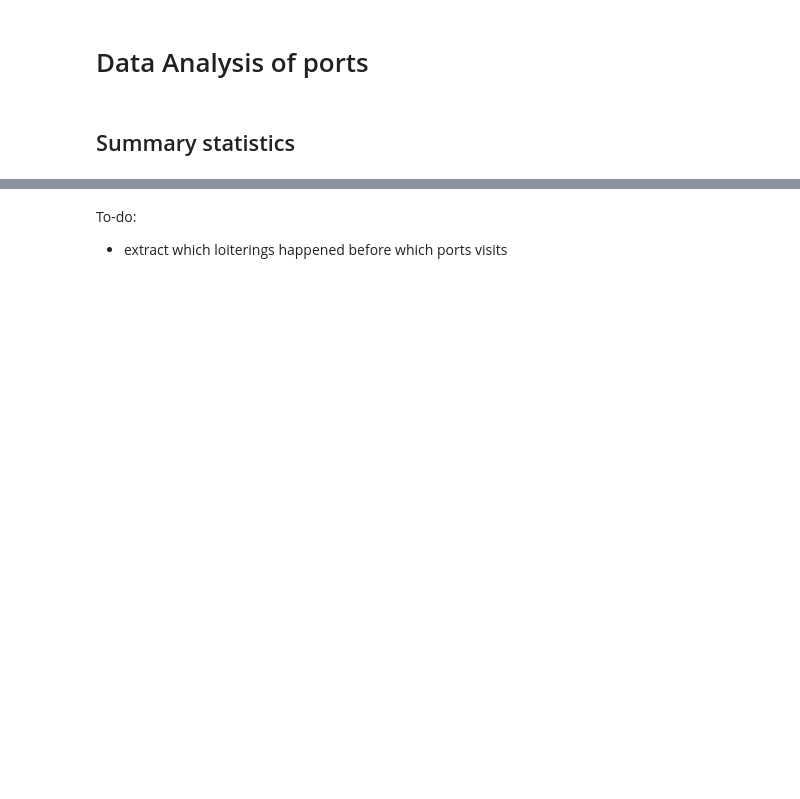
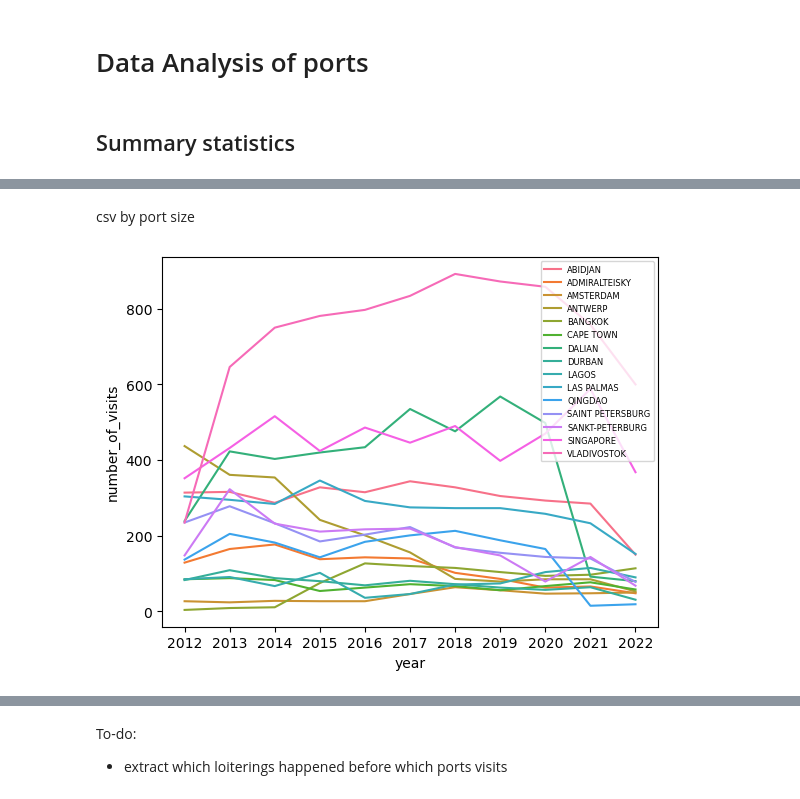
Before and after one commit to sebdodt/90739-iuu-systems-project, a Jupyter notebook: port_evaluation/eda/midterm/3_ports/ports.ipynb, the cells around one changed output, grey strips where cells are left out. Cells and saved outputs as stored; diff of their text form; code cells hidden in the pictures; blank space fills up the shorter version.

```diff
--- a/port_evaluation/eda/midterm/3_ports/ports.ipynb
+++ b/port_evaluation/eda/midterm/3_ports/ports.ipynb
@@ -63,0 +71,4 @@ wpi
+# %%
+gfw_port = port_visits[['port.lat', 'port.lon', 'port.country', 'port.name']]
+gfw_port = gfw_port.groupby(['port.name', 'port.country']).mean().reset_index()
+ports_summary = ports_summary.merge(gfw_port, on='port.name', how='left')
@@ -64,5 +104,7 @@ wpi
 # %%
 ## fuzzy matching
-ports_summary['port_matched'] = ports_summary['port.name'].apply(lambda x: ''.join(difflib.get_close_matches(str(x), wpi['PORT_NAME,C,254'], n=1, cutoff=0.8)))
+ports_summary['port_matched'] = ports_summary['port.name'].apply(lambda x: ''.join(difflib.get_close_matches(str(x), wpi_w_country['PORT_NAME,C,254'], n=1, cutoff=0.8)))
 
-ports_matched = ports_summary.merge(wpi, how='left', left_on='port_matched', right_on='PORT_NAME,C,254')
+for key in manual_matched.keys():
+    ports_summary.loc[ports_summary['port.name'] == key, 'port_matched'] = manual_matched[key]
+ports_matched = ports_summary.merge(wpi_w_country, how='left', left_on=['port_matched','port.country'], right_on=['PORT_NAME,C,254','alpha_3'],)
@@ -107,0 +157,18 @@ Name: port.name, Length: 2584, dtype: object
+# %%
+all_data = ports_matched \
+    .merge(port_visits, on='port.name', how='left')
+
+all_data['year'] = all_data['start'].str[:4]
+
+all_data = all_data.loc[all_data['vessel.id'].isin(reefers['id']),:]
+
+all_data = all_data.groupby(['port.name', 'year']).count().reset_index()
+
+all_data = all_data[['port.name','year','share_of_loitering']].rename({'share_of_loitering':'number_of_visits'},axis = 1)
+# %% [markdown]
+csv by port size
+# %%
+large_ports = ports_matched.loc[ports_matched['HARBORSIZE,C,254'] == 'L',:] \
+    .sort_values(by='label_absolute_count',ascending=False) \
+    .head(15)
+large_ports.to_csv('/Users/sebastiandodt/OneDrive/Uni/Carnegie Mellon University/Modules/2022 Fall/Systems Project/Coding/90739-iuu-systems-project/port_evaluation/data/proc/ports/large_ports.csv')
@@ -107,0 +195,6 @@ Name: port.name, Length: 2584, dtype: object
+# %%
+sns.lineplot(all_data.loc[all_data['port.name'].isin(large_ports['port.name']),:], x='year', y='number_of_visits', hue='port.name') \
+    .legend(fontsize=6)
+plt.show()
+# %% [output]
+[figure, added]
```
Also changed, not shown: parts of 20 cells of this notebook.
